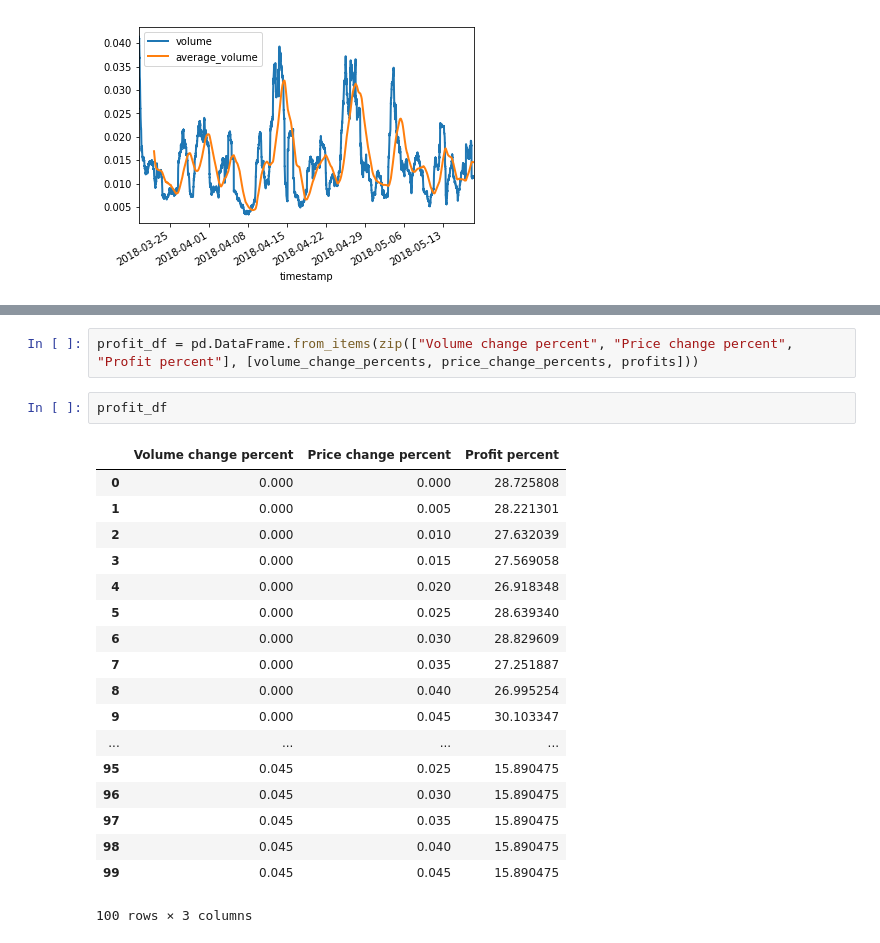
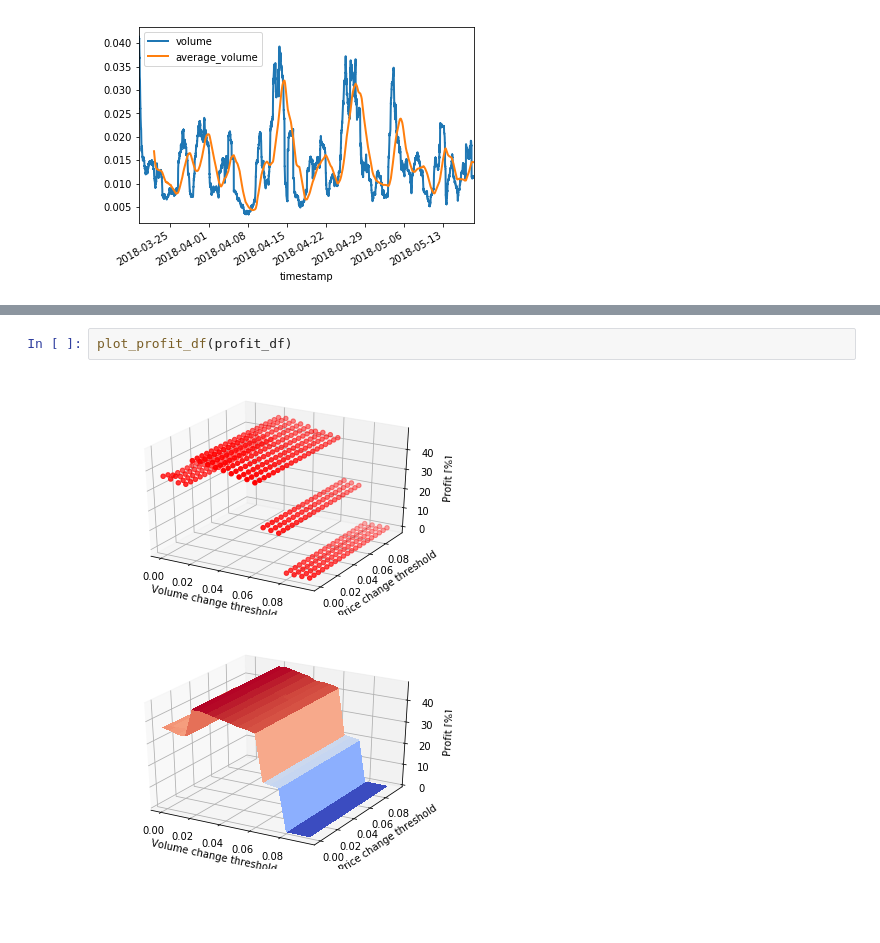
Before and after one commit to IntelligentTrading/science, a Jupyter notebook: backtesting/volume_based_indicator.ipynb, the cells around one changed output, grey strips where cells are left out. Cells and saved outputs as stored; diff of their text form; blank space fills up the shorter version.

```diff
--- a/backtesting/volume_based_indicator.ipynb
+++ b/backtesting/volume_based_indicator.ipynb
@@ -240,24 +260,6 @@ plt.show()
-# %%
-profit_df = pd.DataFrame.from_items(zip(["Volume change percent", "Price change percent", "Profit percent"], [volume_change_percents, price_change_percents, profits]))
-# %%
-profit_df
-# %% [output]
-|  | Volume change percent | Price change percent | Profit percent |
-| 0 | 0.000 | 0.000 | 28.725808 |
-| 1 | 0.000 | 0.005 | 28.221301 |
-| 2 | 0.000 | 0.010 | 27.632039 |
-| 3 | 0.000 | 0.015 | 27.569058 |
-| 4 | 0.000 | 0.020 | 26.918348 |
-| 5 | 0.000 | 0.025 | 28.639340 |
-| 6 | 0.000 | 0.030 | 28.829609 |
-| 7 | 0.000 | 0.035 | 27.251887 |
-| 8 | 0.000 | 0.040 | 26.995254 |
-| 9 | 0.000 | 0.045 | 30.103347 |
-| ... | ... | ... | ... |
-| 95 | 0.045 | 0.025 | 15.890475 |
-| 96 | 0.045 | 0.030 | 15.890475 |
-| 97 | 0.045 | 0.035 | 15.890475 |
-| 98 | 0.045 | 0.040 | 15.890475 |
-| 99 | 0.045 | 0.045 | 15.890475 |
-100 rows × 3 columns
+# %%
+plot_profit_df(profit_df)
+# %% [output]
+[figure, added]
+[figure, added]
 # %%
```
Also changed, not shown: parts of 17 cells of this notebook.
